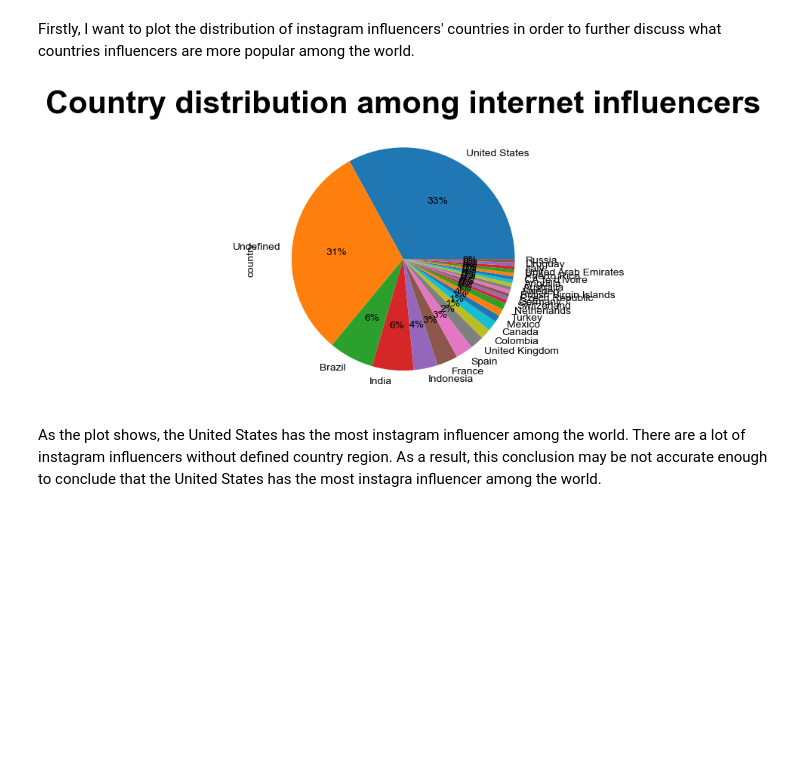
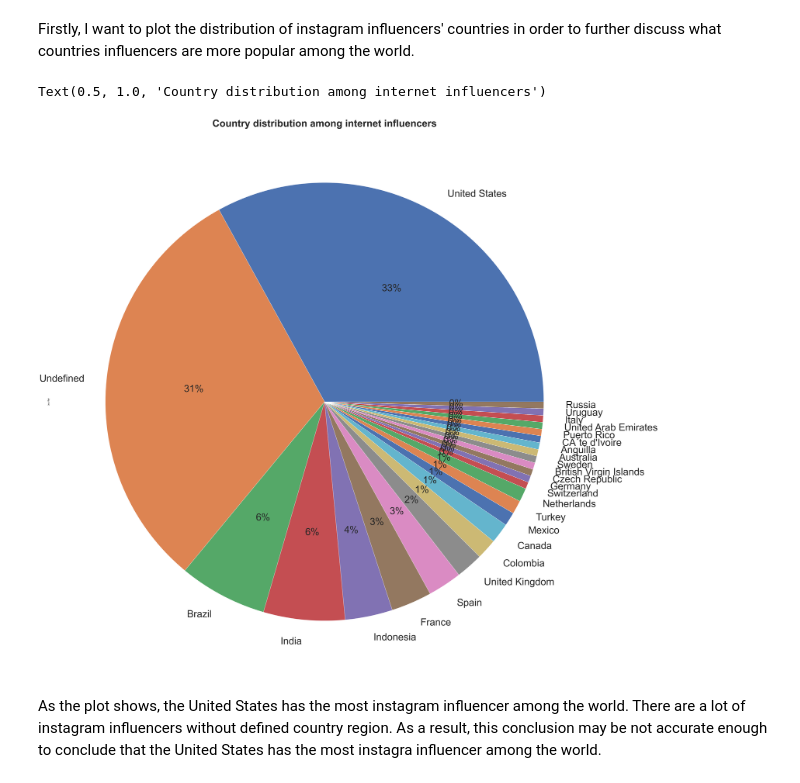
Before and after one commit to anly501/anly-501-project-YilinYang2000, a Jupyter notebook: 501-project-website/codes/data-exploring1.ipynb, the cells around one changed output. Cells and saved outputs as stored; diff of their text form; code cells hidden in the pictures; blank space fills up the shorter version.

```diff
--- a/501-project-website/codes/data-exploring1.ipynb
+++ b/501-project-website/codes/data-exploring1.ipynb
@@ -291,11 +291,12 @@ insta.head()
 # %% [markdown]
 Firstly, I want to plot the distribution of instagram influencers' countries in order to further discuss what countries influencers are more popular among the world.
 # %%
-pie = insta.country.value_counts().plot(kind='pie',autopct='%1.0f%%')#Use pieplot the distribution of countries
-pie.set_title("Country distribution among internet influencers",fontdict= { 'fontsize': 30,'fontweight':'bold'}) #set title for this plot
-sns.set(rc={'figure.figsize':(22,22)})
+sns.set(rc={'figure.figsize':(50,50)})
+pie = insta.country.value_counts().plot(kind='pie',autopct='%1.0f%%',textprops={'fontsize': 50})#Use pieplot the distribution of countries
+pie.set_title("Country distribution among internet influencers",fontdict= { 'fontsize': 50,'fontweight':'bold'}) #set title for this plot
 # %% [output]
+Text(0.5, 1.0, 'Country distribution among internet influencers')
-[figure, old version]
+[figure, new version]
 # %% [markdown]
 As the plot shows, the United States has the most instagram influencer among the world. There are a lot of instagram influencers without defined country region. As a result, this conclusion may be not accurate enough to conclude that the United States has the most instagra influencer among the world.
 # %% [markdown]
```
Also changed, not shown: 2 other files.
